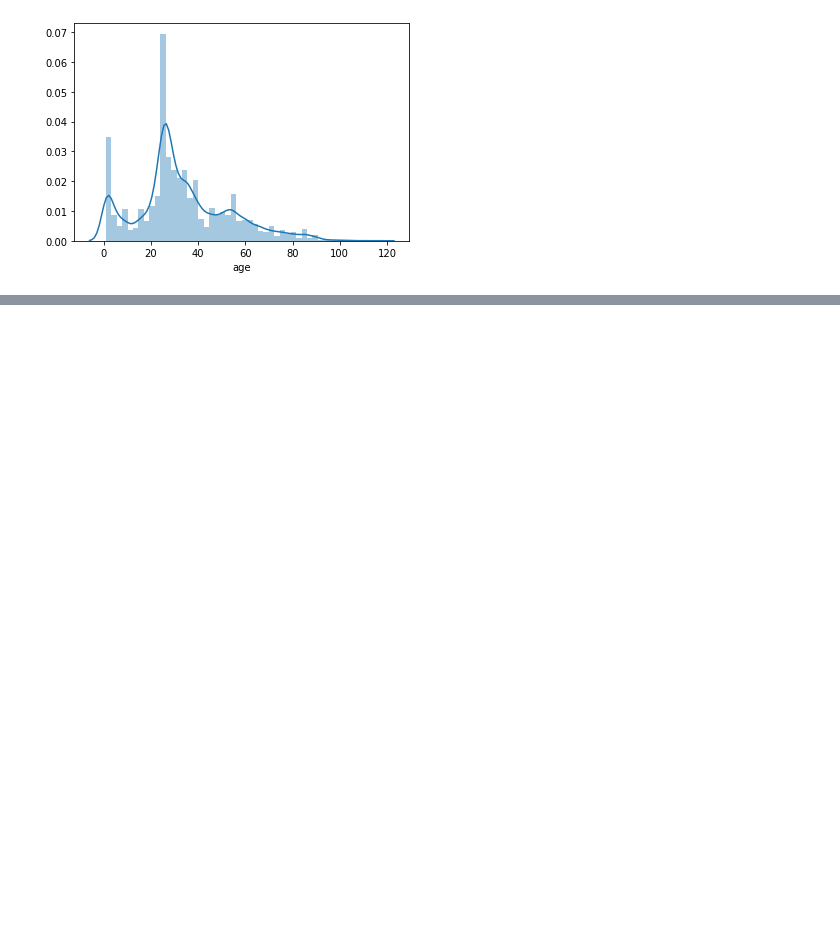
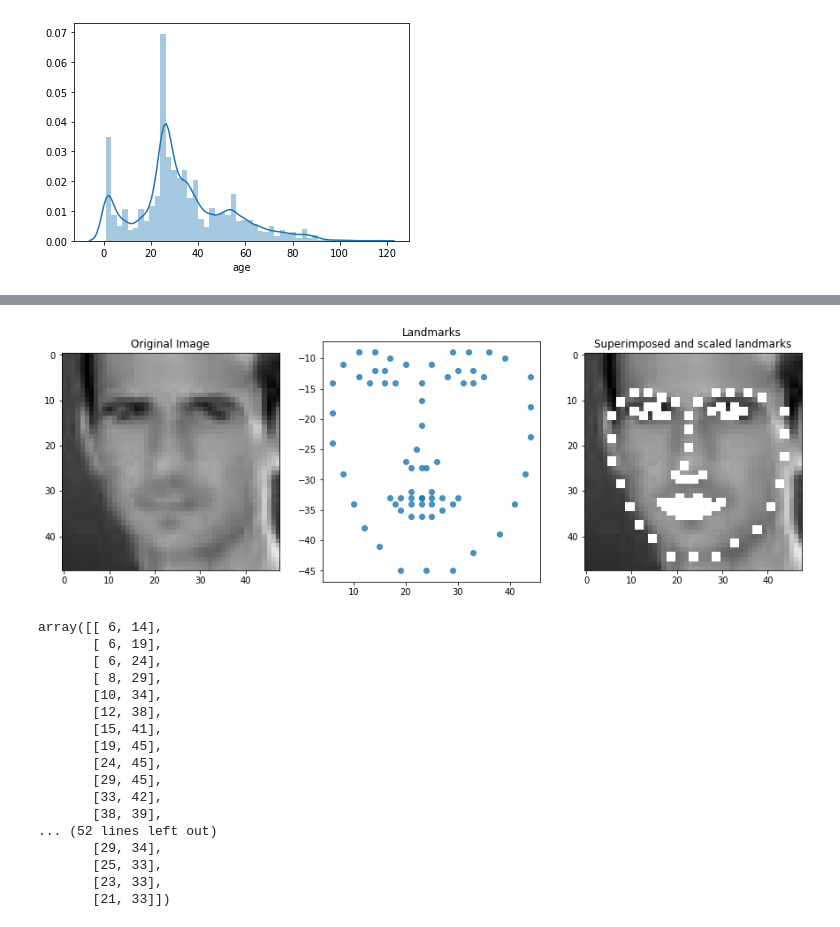
Before and after one commit to mbearw-berkeley/W207-finalProject, a Jupyter notebook: 207_Final_Project.ipynb, the cells around one changed output, grey strips where cells are left out. Cells and saved outputs as stored; diff of their text form; code cells hidden in the pictures; blank space fills up the shorter version.

```diff
--- a/207_Final_Project.ipynb
+++ b/207_Final_Project.ipynb
@@ -79,5 +81,0 @@ matplotlib.image.imsave('img1.jpg', data['pixels'][0])
-# %%
-img = cv2.imread('img1.jpg')
-plt.imshow(img)
-image_gray = cv2.cvtColor(img, cv2.COLOR_BGR2GRAY)
-plt.imshow(image_gray, cmap = "gray")
@@ -87,6 +81,0 @@ plt.imshow(image_gray, cmap = "gray")
-# %%
-import imageio
-from mlxtend.image import extract_face_landmarks
-
-img = imageio.imread('img1.jpg')
-landmarks = extract_face_landmarks(img)
@@ -95 +82,38 @@ Downloading http://dlib.net/files/shape_predictor_68_face_landmarks.dat.bz2 to C
+# %%
+def find_landmarks(img_path):
+    fig,ax = plt.subplots(1,3,figsize=(15,5))
+    img = get_photo(img_path)
+    landmarks = extract_face_landmarks(img)
+    ax[0].imshow(img)
+    ax[0].set_title("Original Image")
+    ax[1].scatter(landmarks[:, 0], -landmarks[:, 1], alpha=0.8)
+    ax[1].set_title("Landmarks")
+    img2 = img.copy()
+    for p in landmarks:
+        img2[p[1]-1:p[1]+1, p[0]-1:p[0]+1, :] = (255, 255, 255)
+    ax[2].imshow(img2)
+    ax[2].set_title("Superimposed and Acaled Landmarks")
+    plt.show()
+    return landmarks
+
+find_landmarks("images\img10126.jpg")
+# %% [output]
+[figure, added]
+array([[ 6, 14],
+       [ 6, 19],
+       [ 6, 24],
+       [ 8, 29],
+       [10, 34],
+       [12, 38],
+       [15, 41],
+       [19, 45],
+       [24, 45],
+       [29, 45],
+       [33, 42],
+       [38, 39],
+... (52 lines left out)
+       [29, 34],
+       [25, 33],
+       [23, 33],
+       [21, 33]])
 # %%
```
Also changed, not shown: parts of 14 cells of this notebook, 1 other file.
